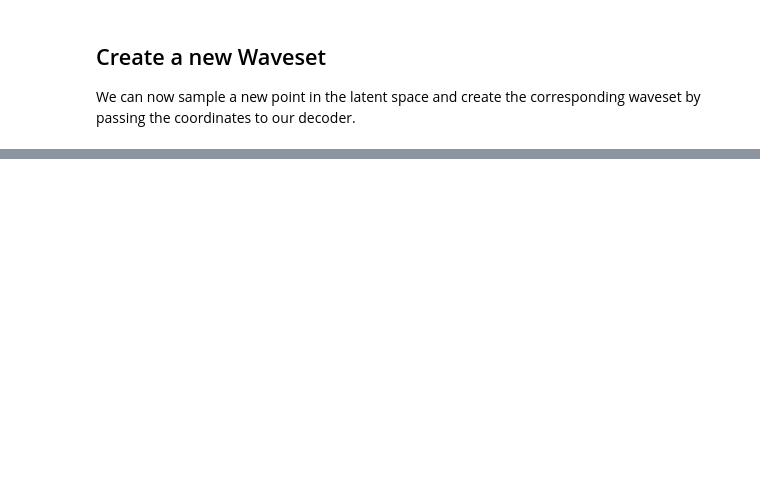
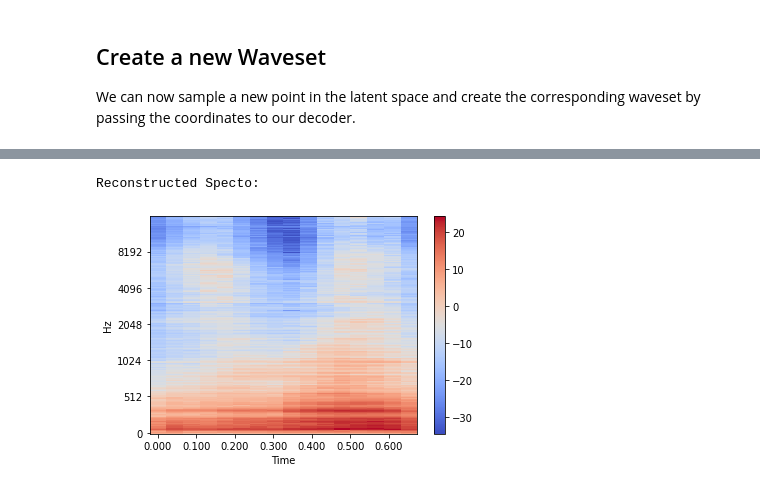
Before and after one commit to doktorbanana/MetaHuman, a Jupyter notebook: 3_Latent Space and Song Orders.ipynb, the cells around one changed output, grey strips where cells are left out. Cells and saved outputs as stored; diff of their text form; code cells hidden in the pictures; blank space fills up the shorter version.

```diff
--- a/3_Latent Space and Song Orders.ipynb
+++ b/3_Latent Space and Song Orders.ipynb
@@ -168,0 +158,9 @@ Reconstructed Specto:
+# %%
+WIN_LENGTH = int(44100 / 8)
+HOP_LENGTH = int(44100 / 23)
+N_FFT = int(44100 / 8)#
+
+
+reshaped_specto = recon_ws.reshape(x_train[0].shape[0], x_train[0].shape[1],x_train[0].shape[2])[:, :, 0]
+lin_specto = librosa.db_to_power(reshaped_specto)
+pca = librosa.feature.inverse.mel_to_audio(lin_specto, sr=44100, hop_length=HOP_LENGTH, n_fft=N_FFT, win_length=WIN_LENGTH)
@@ -168,0 +171,19 @@ Reconstructed Specto:
+# %%
+double_inverse =librosa.feature.melspectrogram(y=pca, sr=44100, hop_length=HOP_LENGTH, win_length=WIN_LENGTH, n_fft=N_FFT, n_mels=256, fmax=16000)
+double_inverse = librosa.power_to_db(double_inverse)
+#double_inverse = double_inverse.reshape(x_train[0].shape[0], x_train[0].shape[1],x_train[0].shape[2])
+
+print("Reconstructed Specto:\n")
+librosa.display.specshow(
+    double_inverse,
+    x_axis='time',
+    y_axis='mel',
+    sr=sr,
+    fmax=16000,
+    hop_length=HOP_LENGTH,
+)
+plt.colorbar()
+plt.show()
+# %% [output]
+Reconstructed Specto:
+[figure, added]
```
Also changed, not shown: parts of 12 cells of this notebook, 5 other files.
